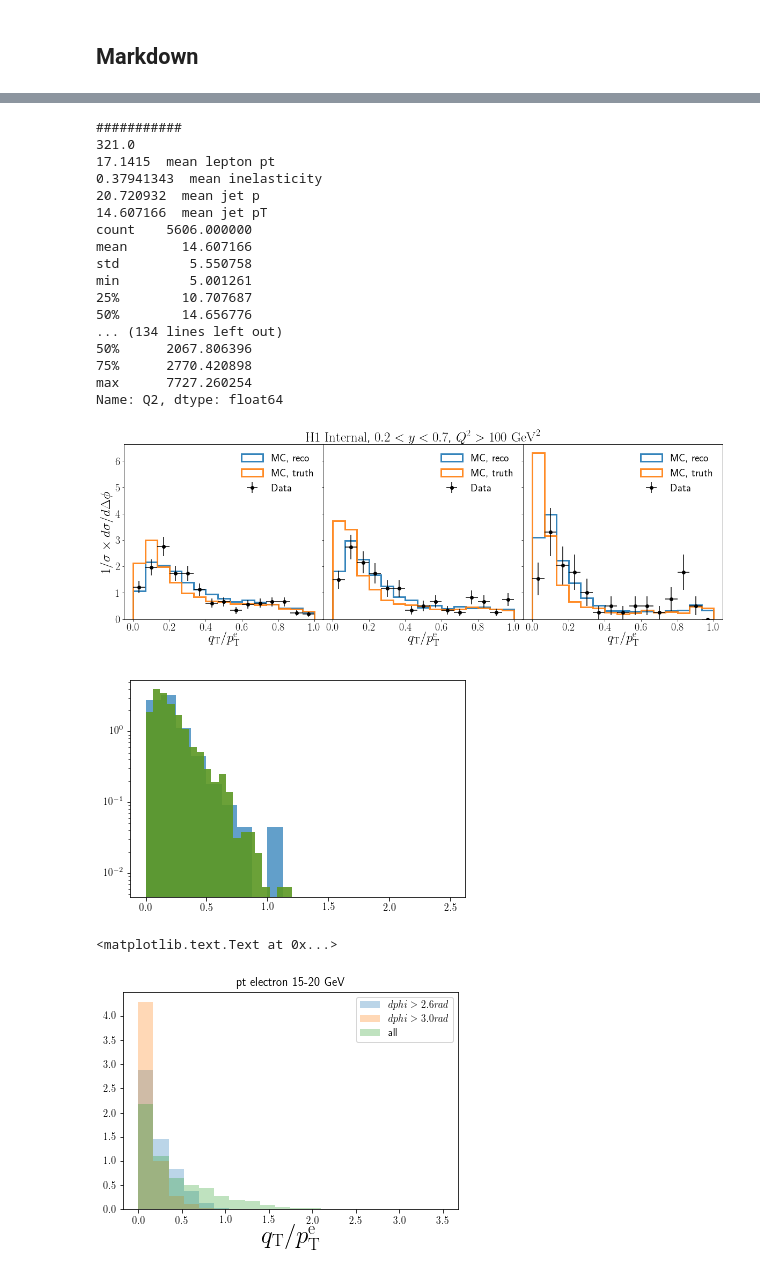
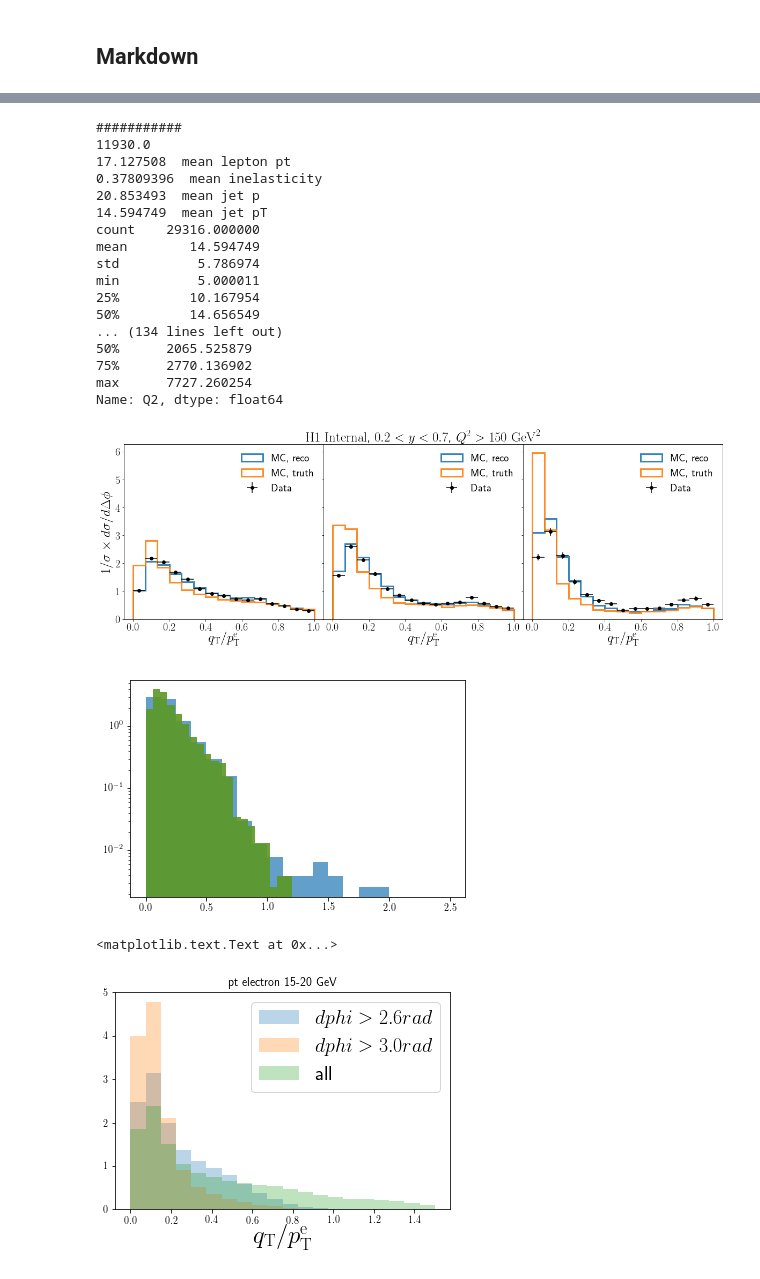
Before and after one commit to miguelignacio/disjets, a Jupyter notebook: disjets.ipynb, the cells around one changed output, grey strips where cells are left out. Saved outputs shown, nothing was run; the diff lists cells and outputs as text; code cells hidden in the pictures.

```diff
--- a/disjets.ipynb
+++ b/disjets.ipynb
@@ -108,8 +112,8 @@ def applyCuts(df):
 # %%
 def applyCutsJets(df,isMC=False):
     temp = df
-    temp = applyCut(temp, '0.1 < y < 0.85', '0.1 < y < 0.85')
-    temp = applyCut(temp, 'Q2>100', 'Q2>100')
+    temp = applyCut(temp, '0.2 < y < 0.7', '0.2 < y < 0.7')
+    temp = applyCut(temp, 'Q2>150', 'Q2>150')
     temp = applyCut(temp, 'e_pt>10', 'e_pt >10')
     temp = applyCut(temp, 'jet_pt>5', 'jet_pt>5')
     #temp = applyCut(temp, 'jet_qt<5', 'jet_qt<5')
@@ -122,6 +126,7 @@ def applyCutsJets(df,isMC=False):
     temp.eval('jet_qtnormept= jet_qt/e_pt', inplace=True)
     if(isMC):
         temp.eval('genjet_qtnormept= genjet_qt/e_pt', inplace=True)
+        temp.eval('genjet_qtnormjetpt= genjet_qt/genjet_pt', inplace=True)
 
 
     #df = applyCut(df, 'n_total>1', ' n>1')
@@ -959,29 +985,29 @@ for counter,edges in enumerate([(15,20), (20,30),(30,50)]):
     #axs[counter].text(4.5,0.17, r' $ %2.0f< p_{\mathrm{T}}^{e} < %2.0f$'%(edges[0],edges[1]) + '$\ \mathrm{ GeV}$ \n' +
      #                 r'$\langle x \rangle = %2.2f'%(df_cut['x'].mean()), fontsize=23)
 
-axs[1].set_title(r'$\mathrm{H1}$ $\mathrm{Internal}$, $0.2<y<0.7$, $Q^{2}>100$ $\mathrm{GeV}^{2}$',fontsize=25)
+axs[1].set_title(r'$\mathrm{H1}$ $\mathrm{Internal}$, $0.2<y<0.7$, $Q^{2}>150$ $\mathrm{GeV}^{2}$',fontsize=25)
 
 plt.savefig('H1_Leptonqtnormed_ept.png', bbox_inches='tight')
 plt.savefig('H1_Leptonqtnormed_ept.pdf', bbox_inches='tight')
 # %% [output]
 ###########
-321.0
-17.1415  mean lepton pt
-0.37941343  mean inelasticity
-20.720932  mean jet p
-14.607166  mean jet pT
-count    5606.000000
-mean       14.607166
-std         5.550758
-min         5.001261
-25%        10.707687
-50%        14.656776
+11930.0
+17.127508  mean lepton pt
+0.37809396  mean inelasticity
+20.853493  mean jet p
+14.594749  mean jet pT
+count    29316.000000
+mean        14.594749
+std          5.786974
+min          5.000011
+25%         10.167954
+50%         14.656549
 ... (134 lines left out)
-50%      2067.806396
-75%      2770.420898
+50%      2065.525879
+75%      2770.136902
 max      7727.260254
 Name: Q2, dtype: float64
-[figure, old version]
+[figure, new version]
 # %%
 df_cut = df_jet.query('e_pt>15 and e_pt<20 and jet_dphi>3.0')
 plt.hist(df_cut['jet_qtnormept'],bins=20,range = (0,2.5),alpha=0.7, normed=True)
@@ -993,21 +1019,21 @@ df_cut = mc_jet.query('e_pt>15 and e_pt<20 and jet_dphi>3.0')
 plt.hist(df_cut['jet_qtnormept'],bins=20,range = (0,1.2),alpha=0.7, normed=True)
 plt.yscale('log')
 # %% [output]
-[figure, old version]
+[figure, new version]
 # %%
 df_cut = mc_jet.query('e_pt>15 and e_pt<20 and jet_dphi>2.6')
-plt.hist(df_cut['genjet_qtnormept'],bins=20,range = (0,3.5),alpha=0.3, normed=True, label='$dphi>2.6 rad$')
+plt.hist(df_cut['genjet_qtnormept'],bins=20,range = (0,1.5),alpha=0.3, normed=True, label='$dphi>2.6 rad$')
 
 df_cut = mc_jet.query('e_pt>15 and e_pt<20 and jet_dphi>3.0')
-plt.hist(df_cut['genjet_qtnormept'],bins=20,range = (0,3.5),alpha=0.3, normed=True, label='$dphi>3.0 rad$')
+plt.hist(df_cut['genjet_qtnormept'],bins=20,range = (0,1.5),alpha=0.3, normed=True, label='$dphi>3.0 rad$')
 
 df_cut = mc_jet.query('e_pt>15 and e_pt<20')
-plt.hist(df_cut['genjet_qtnormept'],bins=20,range = (0,3.5),alpha=0.3, normed=True, label='all')
+plt.hist(df_cut['genjet_qtnormept'],bins=20,range = (0,1.5),alpha=0.3, normed=True, label='all')
 plt.title('pt electron 15-20 GeV')
-plt.legend(loc='best')
+plt.legend(loc='best',fontsize=20)
 plt.xlabel(r'$q_{\mathrm{T}}/ p_{\mathrm{T}}^{\mathrm{e}}$ ', fontsize=25)
 
 #plt.yscale('log')
 # %% [output]
 <matplotlib.text.Text at 0x...>
-[figure, old version]
+[figure, new version]
```
Also changed, not shown: parts of 59 cells of this notebook.
